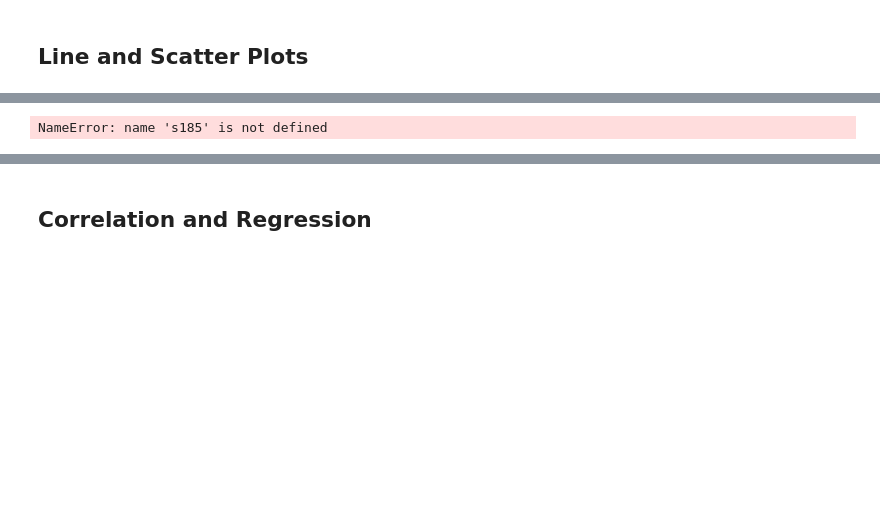
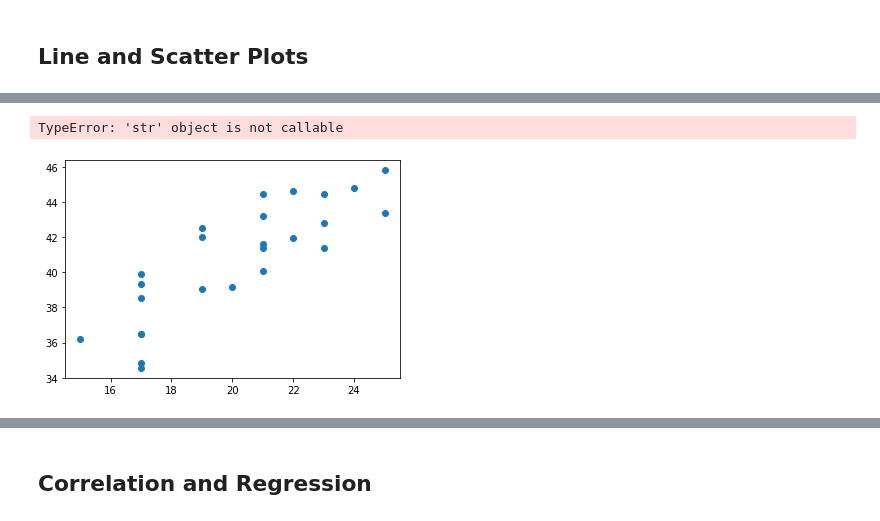
Before and after one commit to Mkang525/matplotlib-challenge, a Jupyter notebook: pymaceuticals2.ipynb, the cells around one changed output, grey strips where cells are left out. Saved outputs shown, nothing was run; the diff lists cells and outputs as text; code cells hidden in the pictures; blank space fills up the shorter version.

```diff
--- a/pymaceuticals2.ipynb
+++ b/pymaceuticals2.ipynb
@@ -199,12 +296,18 @@ NameError: name 'new_merge_df' is not defined
 # %%
 # Generate a scatter plot of mouse weight versus average tumor volume for the Capomulin regimen
+tumor = new_merge_df.loc[new_merge_df["Drug Regimen"] == "Capomulin",:]
 
-weight = s185.iloc[:,"Weight"]
-violent_crime_rate = crime_data.iloc[:,3]
-plt.scatter(year,violent_crime_rate)
-plt.xticks(year, rotation=90)
-plt.xlabel('Year')
-plt.ylabel('Violent Crime Rate')
+tumor_group = tumor.groupby("Mouse ID")
+tumor_mean = tumor_group.mean()
+
+weight = tumor_mean["Weight (g)"]
+avg_tumor = tumor_mean["Tumor Volume (mm3)"]
+plt.scatter(weight,avg_tumor)
+
+
+plt.xlabel('Weight (g)')
+plt.ylabel('Average Tumor Volume (mm3)')
 plt.show()
 # %% [output]
-NameError: name 's185' is not defined
+TypeError: 'str' object is not callable
+[figure, added]
```
Also changed, not shown: parts of 16 cells of this notebook.
